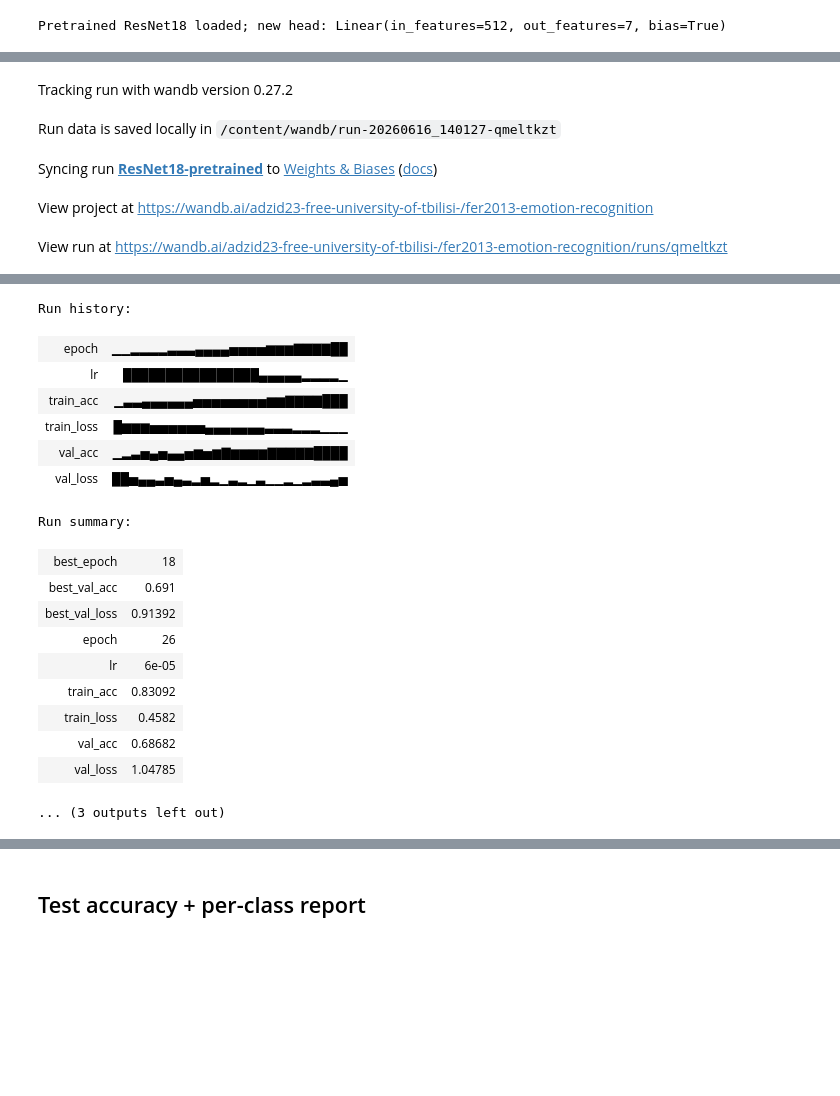
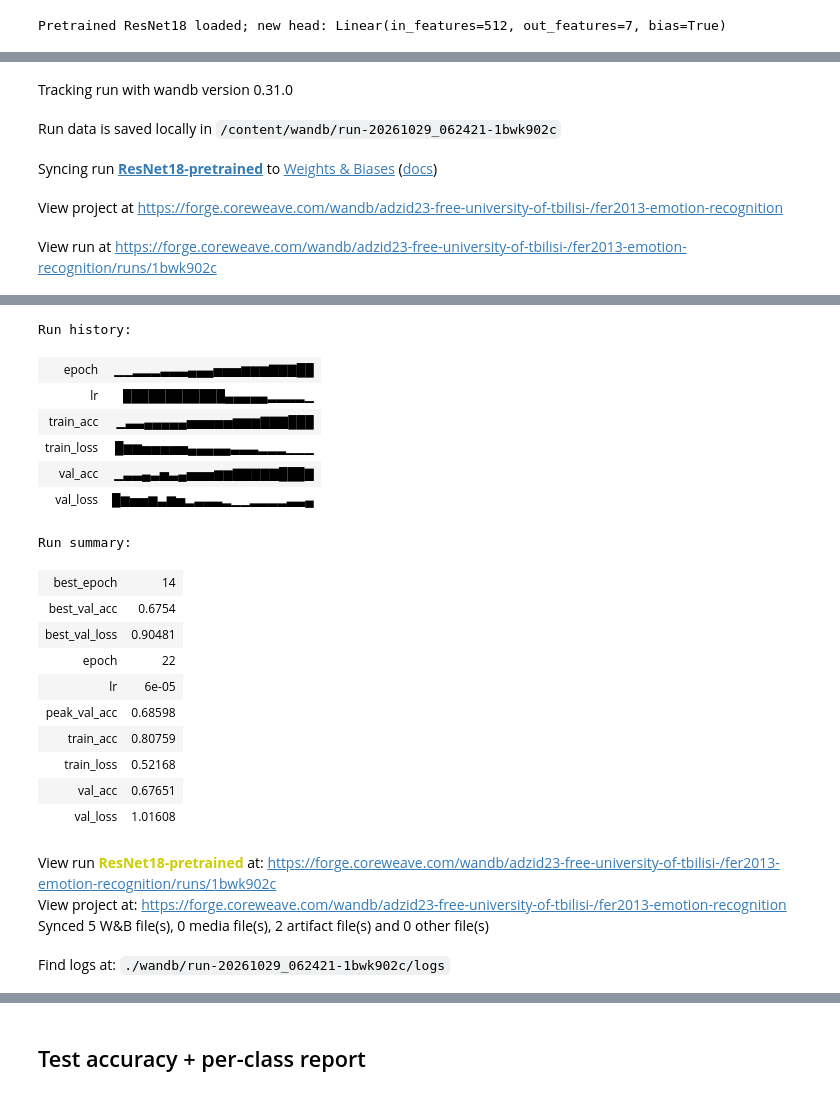
Before and after one commit to dzidz1/Freeuni_ML_Facial_Expression_Recognition, a Jupyter notebook: 04_transfer_learning.ipynb, the cells around one changed output, grey strips where cells are left out. Cells and saved outputs as stored; diff of their text form; code cells hidden in the pictures; blank space fills up the shorter version.

Commit message:
Retrain ResNet18 with seeding, save weights, fix best_val_acc tracking

```diff
--- a/04_transfer_learning.ipynb
+++ b/04_transfer_learning.ipynb
@@ -75,13 +79,15 @@ def evaluate(model, loader, criterion, device):
         rl += loss.item()*x.size(0); c += (out.argmax(1)==y).sum().item(); t += y.size(0)
     return rl/t, c/t
 
-def run_experiment(model, run_name, group, config, train_loader, val_loader, device, patience=None, use_scheduler=False):
+def run_experiment(model, run_name, group, config, train_loader, val_loader, device,
+                   patience=None, use_scheduler=False, save_weights=False):
     wandb.init(project="fer2013-emotion-recognition", name=run_name, group=group, config=config)
     model = model.to(device)
     criterion = nn.CrossEntropyLoss()
     optimizer = torch.optim.Adam(model.parameters(), lr=config["lr"], weight_decay=config.get("weight_decay", 0))
     scheduler = torch.optim.lr_scheduler.ReduceLROnPlateau(optimizer, mode='min', factor=0.5, patience=3) if use_scheduler else None
-    best_val_loss, best_val_acc, best_state, best_epoch, wait = float('inf'), 0.0, None, 0, 0
+    best_val_loss, best_val_acc, peak_val_acc = float('inf'), 0.0, 0.0
+    best_state, best_epoch, wait = None, 0, 0
     for epoch in range(1, config["epochs"]+1):
         tl, ta = train_one_epoch(model, train_loader, criterion, optimizer, device)
         vl, va = evaluate(model, val_loader, criterion, device)
@@ -90,9 +96,10 @@ def run_experiment(model, run_name, group, config, train_loader, val_loader, dev
         lr_now = optimizer.param_groups[0]['lr']
         wandb.log({"epoch": epoch, "train_loss": tl, "train_acc": ta, "val_loss": vl, "val_acc": va, "lr": lr_now})
         print(f"Epoch {epoch:2d}/{config['epochs']} | train {tl:.4f}/{ta:.4f} | val {vl:.4f}/{va:.4f} | lr {lr_now:.1e}")
-        best_val_acc = max(best_val_acc, va)
+        peak_val_acc = max(peak_val_acc, va)
         if vl < best_val_loss:
-            best_val_loss, best_state, best_epoch, wait = vl, copy.deepcopy(model.state_dict()), epoch, 0
+            best_val_loss, best_val_acc, best_epoch, wait = vl, va, epoch, 0
+            best_state = copy.deepcopy(model.state_dict())
         else:
             wait += 1
             if patience and wait >= patience:
@@ -100,7 +107,17 @@ def run_experiment(model, run_name, group, config, train_loader, val_loader, dev
                 break
     if best_state is not None:
         model.load_state_dict(best_state)
-    wandb.run.summary.update({"best_val_acc": best_val_acc, "best_val_loss": best_val_loss, "best_epoch": best_epoch})
+    wandb.run.summary.update({"best_val_acc": best_val_acc, "peak_val_acc": peak_val_acc,
+                              "best_val_loss": best_val_loss, "best_epoch": best_epoch})
+    if save_weights:
+        path = f"{run_name}.pth"
+        torch.save(model.state_dict(), path)
+        artifact = wandb.Artifact(run_name, type="model",
+                                  metadata={"best_epoch": best_epoch, "best_val_acc": best_val_acc,
+                                            "input_size": config.get("input_size")})
+        artifact.add_file(path)
+        wandb.log_artifact(artifact)
+        print(f"Saved weights to {path} and logged them to W&B as a model artifact")
     wandb.finish()
     return model
 # %% [markdown]
@@ -142,13 +160,13 @@ Pretrained ResNet18 loaded; new head: Linear(in_features=512, out_features=7, bi
 config = {"architecture": "ResNet18-pretrained", "lr": 5e-4, "batch_size": 64, "optimizer": "Adam",
           "weight_decay": 1e-4, "epochs": 30, "augmentation": True, "lr_scheduler": "ReduceLROnPlateau",
           "input_size": 96, "transfer_learning": True}
-run_experiment(tl_model, run_name="ResNet18-pretrained", group="TransferLearning",
-               config=config, train_loader=tl_train_loader, val_loader=tl_val_loader, device=device,
-               patience=8, use_scheduler=True)
+tl_model = run_experiment(tl_model, run_name="ResNet18-pretrained", group="TransferLearning",
+                          config=config, train_loader=tl_train_loader, val_loader=tl_val_loader, device=device,
+                          patience=8, use_scheduler=True, save_weights=True)
 # %% [output]
 [interactive output not drawn]
-Tracking run with wandb version 0.27.2
+Tracking run with wandb version 0.31.0
-Run data is saved locally in /content/wandb/run-20260616_140127-qmeltkzt
+Run data is saved locally in /content/wandb/run-20261029_062421-1bwk902c
 Syncing run ResNet18-pretrained to Weights & Biases (docs)
-View project at https://wandb.ai/adzid23-free-university-of-tbilisi-/fer2013-emotion-recognition
+View project at https://forge.coreweave.com/wandb/adzid23-free-university-of-tbilisi-/fer2013-emotion-recognition
-View run at https://wandb.ai/adzid23-free-university-of-tbilisi-/fer2013-emotion-recognition/runs/qmeltkzt
+View run at https://forge.coreweave.com/wandb/adzid23-free-university-of-tbilisi-/fer2013-emotion-recognition/runs/1bwk902c
@@ -172,19 +190,23 @@ Early stopping at epoch 26 (best val_loss was epoch 18)
 [interactive output not drawn]
 Run history:
-| epoch | ▁▁▂▂▂▂▃▃▃▄▄▄▄▅▅▅▅▆▆▆▇▇▇▇██ |
-| lr | ████████████████▄▄▄▄▄▂▂▂▂▁ |
-| train_acc | ▁▃▃▄▄▄▄▄▄▅▅▅▅▅▅▅▅▆▆▇▇▇▇███ |
-| train_loss | █▆▆▆▅▅▅▅▅▅▄▄▄▄▄▄▄▃▃▃▂▂▂▁▁▁ |
-| val_acc | ▁▂▃▅▄▅▄▄▅▆▅▆▇▆▆▆▆▇▇▇▇▇████ |
-| val_loss | ██▅▄▄▃▅▄▃▂▅▂▁▃▂▁▃▁▁▂▁▂▃▃▄▅ |
+| epoch | ▁▁▂▂▂▃▃▃▄▄▄▅▅▅▆▆▆▇▇▇██ |
+| lr | ████████████▄▄▄▄▄▂▂▂▂▁ |
+| train_acc | ▁▃▃▄▄▄▄▄▅▅▅▅▅▆▆▆▇▇▇███ |
+| train_loss | █▆▆▅▅▅▅▅▄▄▄▄▄▃▃▃▂▂▂▁▁▁ |
+| val_acc | ▁▃▃▄▃▅▃▄▅▅▅▆▆▇▇▇▇▇███▇ |
+| val_loss | █▆▅▅▆▃▆▅▂▃▃▃▂▁▁▂▂▂▂▃▃▄ |
 Run summary:
-| best_epoch | 18 |
-| best_val_acc | 0.691 |
-| best_val_loss | 0.91392 |
-| epoch | 26 |
+| best_epoch | 14 |
+| best_val_acc | 0.6754 |
+| best_val_loss | 0.90481 |
+| epoch | 22 |
 | lr | 6e-05 |
-| train_acc | 0.83092 |
-| train_loss | 0.4582 |
-| val_acc | 0.68682 |
-| val_loss | 1.04785 |
+| peak_val_acc | 0.68598 |
+| train_acc | 0.80759 |
+| train_loss | 0.52168 |
+| val_acc | 0.67651 |
+| val_loss | 1.01608 |
-... (3 outputs left out)
+View run ResNet18-pretrained at: https://forge.coreweave.com/wandb/adzid23-free-university-of-tbilisi-/fer2013-emotion-recognition/runs/1bwk902c
+View project at: https://forge.coreweave.com/wandb/adzid23-free-university-of-tbilisi-/fer2013-emotion-recognition
+Synced 5 W&B file(s), 0 media file(s), 2 artifact file(s) and 0 other file(s)
+Find logs at: ./wandb/run-20261029_062421-1bwk902c/logs
```
Also changed, not shown: parts of 7 cells of this notebook.
